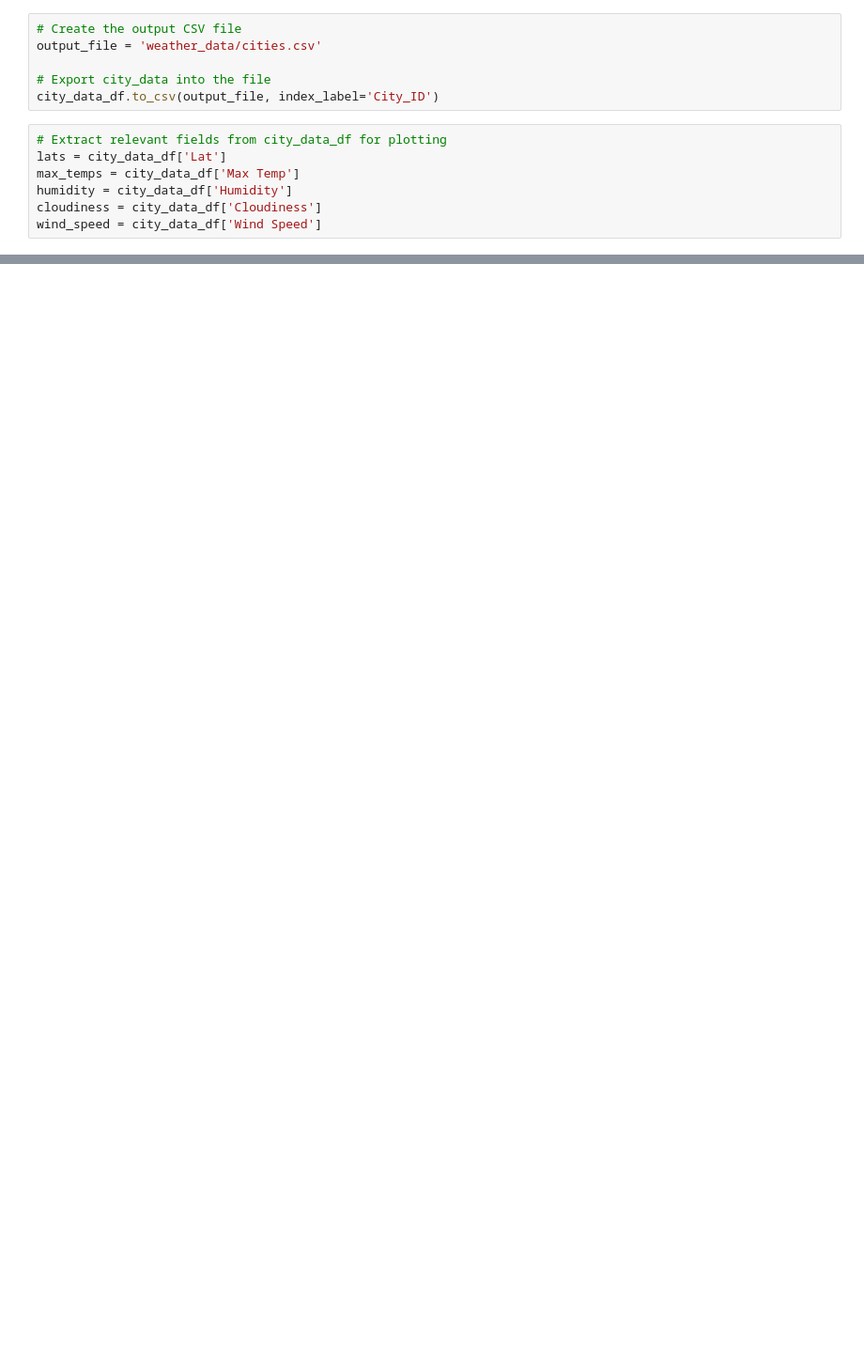
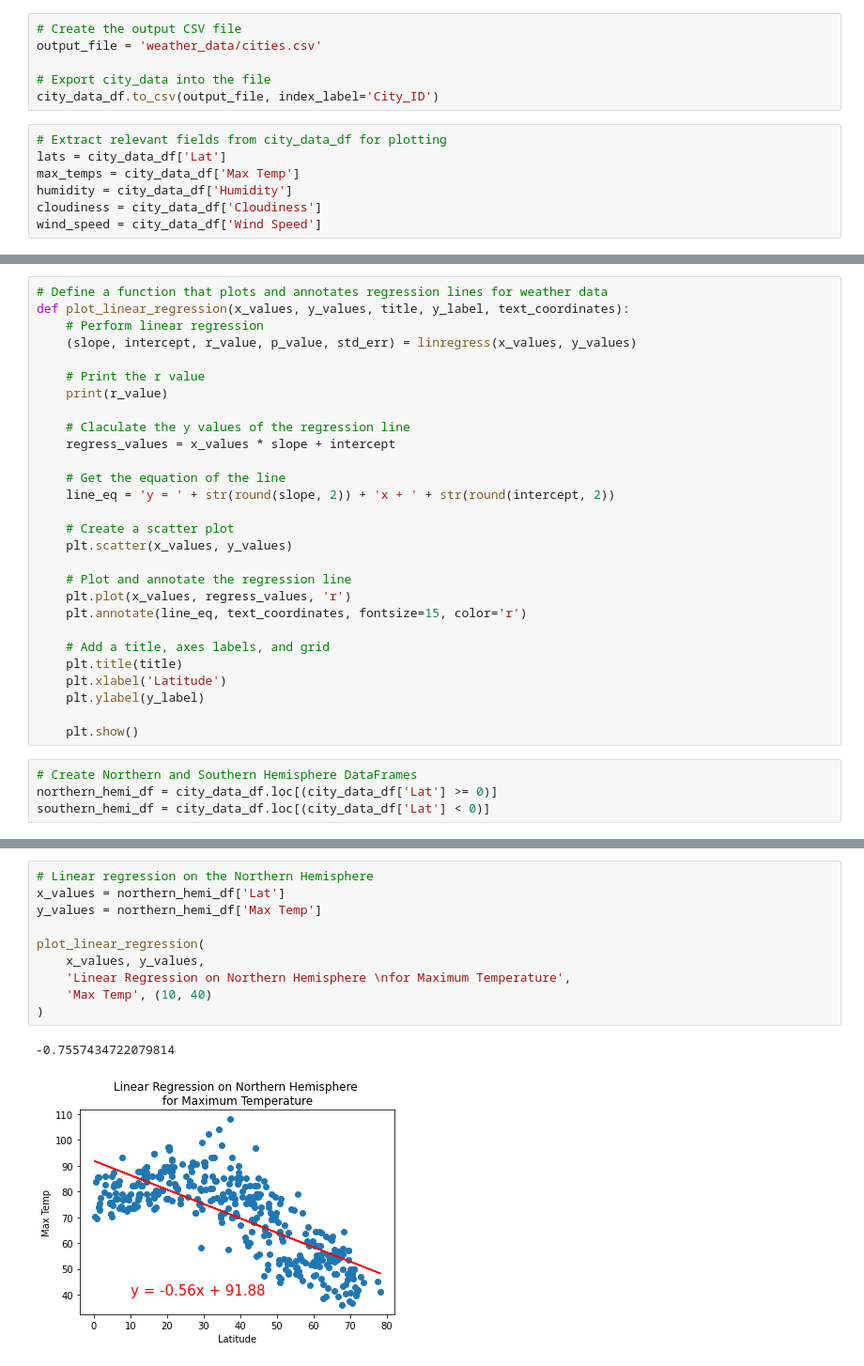
Before and after one commit to npantfoerder/world-weather-analysis, a Jupyter notebook: WeatherPy.ipynb, the cells around one changed output, grey strips where cells are left out. Shown: that part at 94% size. Drawn from its saved outputs; the diff is of its cells as text; blank space fills up the shorter version.

```diff
--- a/WeatherPy.ipynb
+++ b/WeatherPy.ipynb
@@ -249,0 +250,32 @@ plt.show()
+# %%
+# Define a function that plots and annotates regression lines for weather data
+def plot_linear_regression(x_values, y_values, title, y_label, text_coordinates):
+    # Perform linear regression
+    (slope, intercept, r_value, p_value, std_err) = linregress(x_values, y_values)
+
+    # Print the r value
+    print(r_value)
+
+    # Claculate the y values of the regression line
+    regress_values = x_values * slope + intercept
+
+    # Get the equation of the line
+    line_eq = 'y = ' + str(round(slope, 2)) + 'x + ' + str(round(intercept, 2))
+
+    # Create a scatter plot
+    plt.scatter(x_values, y_values)
+
+    # Plot and annotate the regression line
+    plt.plot(x_values, regress_values, 'r')
+    plt.annotate(line_eq, text_coordinates, fontsize=15, color='r')
+
+    # Add a title, axes labels, and grid
+    plt.title(title)
+    plt.xlabel('Latitude')
+    plt.ylabel(y_label)
+
+    plt.show()
+# %%
+# Create Northern and Southern Hemisphere DataFrames
+northern_hemi_df = city_data_df.loc[(city_data_df['Lat'] >= 0)]
+southern_hemi_df = city_data_df.loc[(city_data_df['Lat'] < 0)]
@@ -249,0 +289,13 @@ plt.show()
+# %%
+# Linear regression on the Northern Hemisphere
+x_values = northern_hemi_df['Lat']
+y_values = northern_hemi_df['Max Temp']
+
+plot_linear_regression(
+    x_values, y_values,
+    'Linear Regression on Northern Hemisphere \nfor Maximum Temperature',
+    'Max Temp', (10, 40)
+)
+# %% [output]
+-0.7557434722079814
+[figure, added]
```
Also changed, not shown: parts of 17 cells of this notebook, 5 other files.
